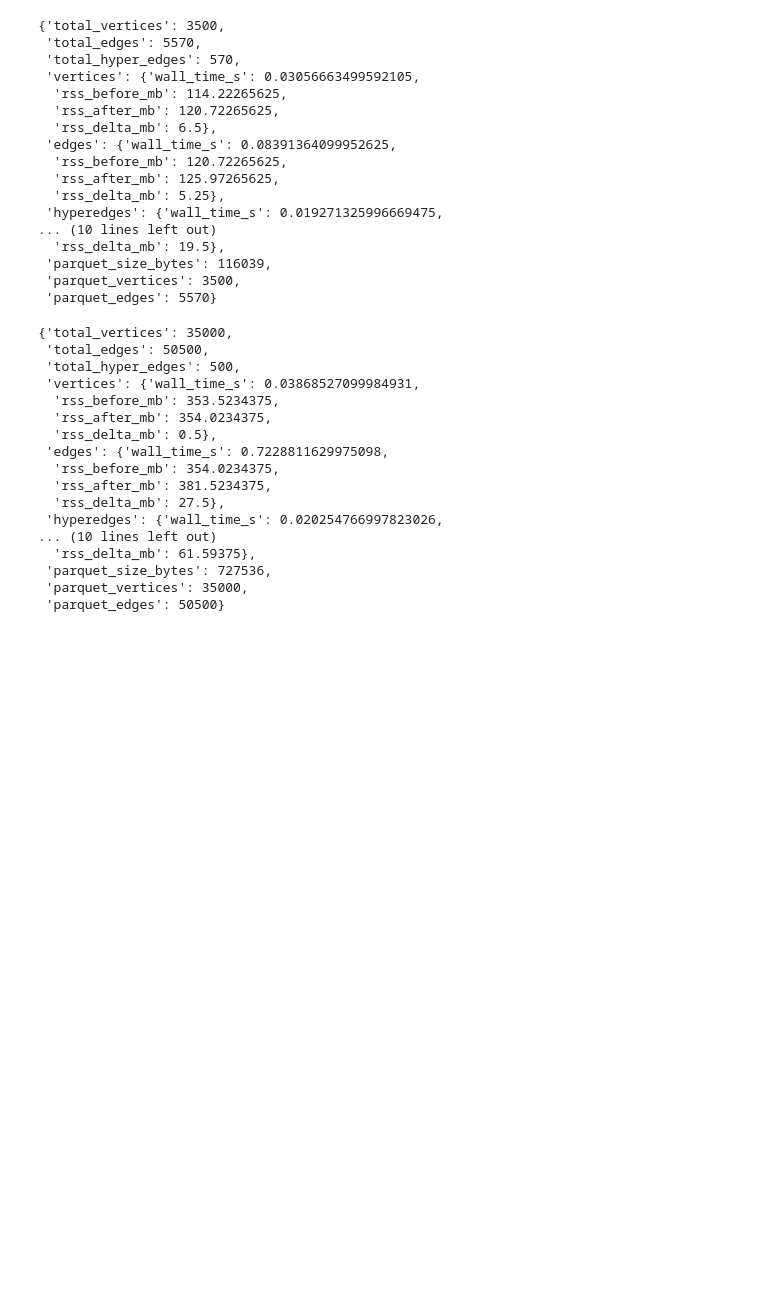
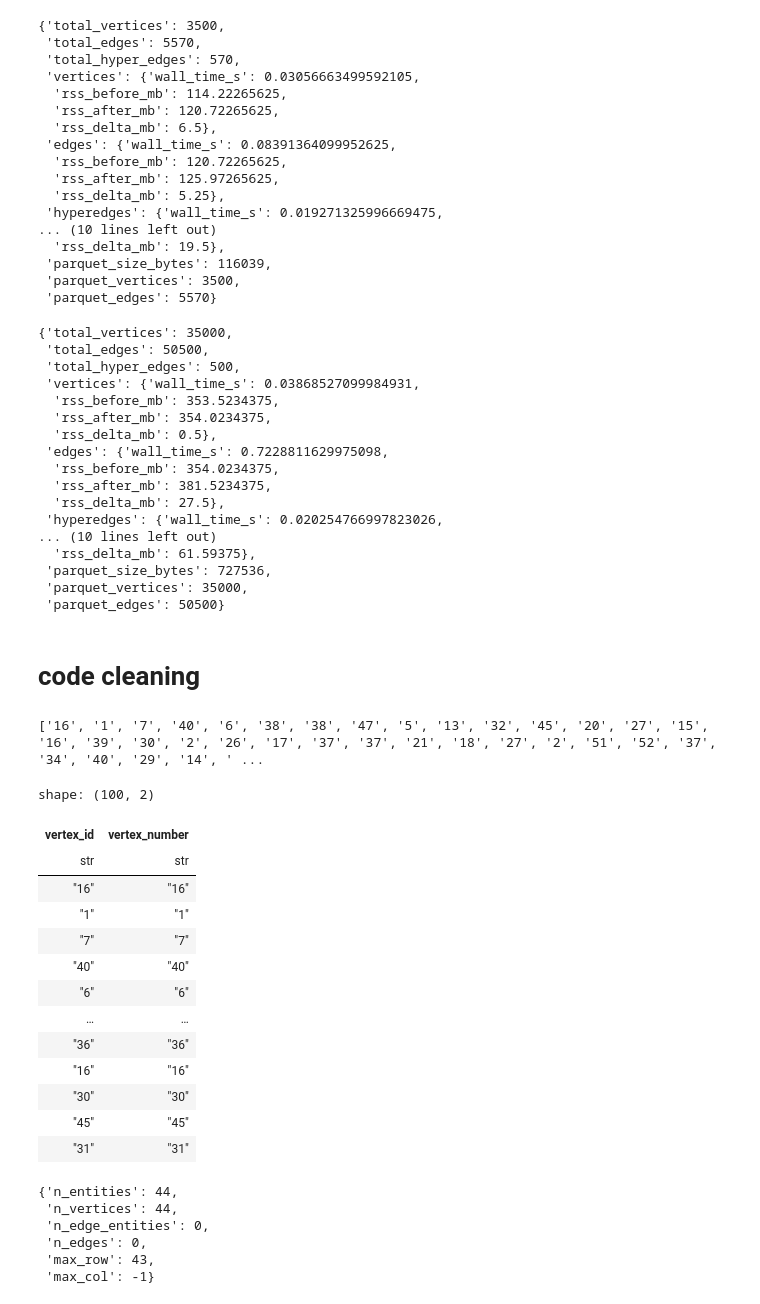
Before and after one commit to saezlab/annnet, a Jupyter notebook: notebooks/testing_new_updates.ipynb, the cells around one changed output. Drawn from its saved outputs; the diff is of its cells as text; code cells hidden in the pictures; blank space fills up the shorter version.

```diff
--- a/notebooks/testing_new_updates.ipynb
+++ b/notebooks/testing_new_updates.ipynb
@@ -1622,3 +1622,37 @@ run(scale)
  'parquet_size_bytes': 727536,
  'parquet_vertices': 35000,
  'parquet_edges': 50500}
+# %% [markdown]
+# code cleaning
+# %%
+import sys
+import os
+sys.path.insert(0, os.path.abspath(".."))
+from annnet.core.graph import AnnNet
+g = AnnNet()
+# %%
+import numpy as np
+l = np.random.randint(1,56,100).astype(str).tolist()
+#g.add_vertices
+print(l)
+# %% [output]
+['16', '1', '7', '40', '6', '38', '38', '47', '5', '13', '32', '45', '20', '27', '15', '16', '39', '30', '2', '26', '17', '37', '37', '21', '18', '27', '2', '51', '52', '37', '34', '40', '29', '14', ' ...
+# %%
+g.add_vertices_bulk(({"vertex_id" : i, "vertex_number" : i} for i in l))
+# %%
+g.vertex_attributes
+# %% [output]
+shape: (100, 2)
+| vertex_id | vertex_number |
+| str | str |
+| "16" | "16" |
+| "1" | "1" |
+| "7" | "7" |
+| "40" | "40" |
+| "6" | "6" |
+| … | … |
+| "36" | "36" |
+| "16" | "16" |
+| "30" | "30" |
+| "45" | "45" |
+| "31" | "31" |
@@ -1624,0 +1661,11 @@ run(scale)
+# %%
+from annnet.core.graph import AnnNet
+#g = AnnNet()
+g.idx.stats()
+# %% [output]
+{'n_entities': 44,
+ 'n_vertices': 44,
+ 'n_edge_entities': 0,
+ 'n_edges': 0,
+ 'max_row': 43,
+ 'max_col': -1}
```
Also changed, not shown: parts of 2 cells of this notebook, 3 other files.
